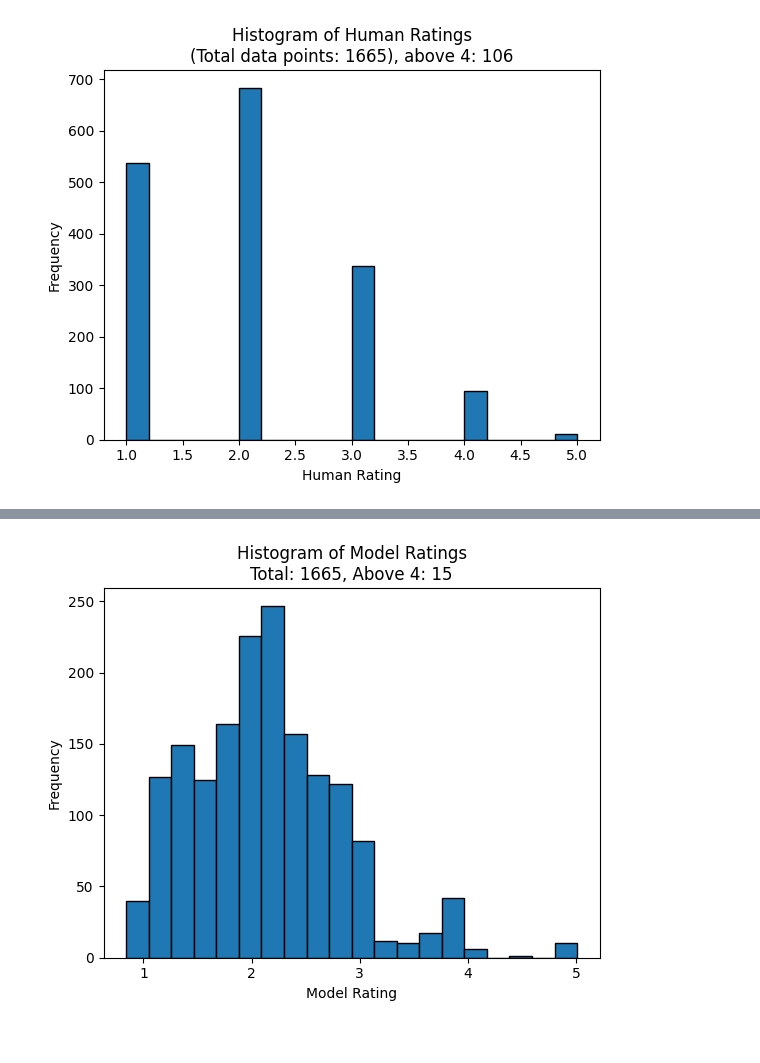
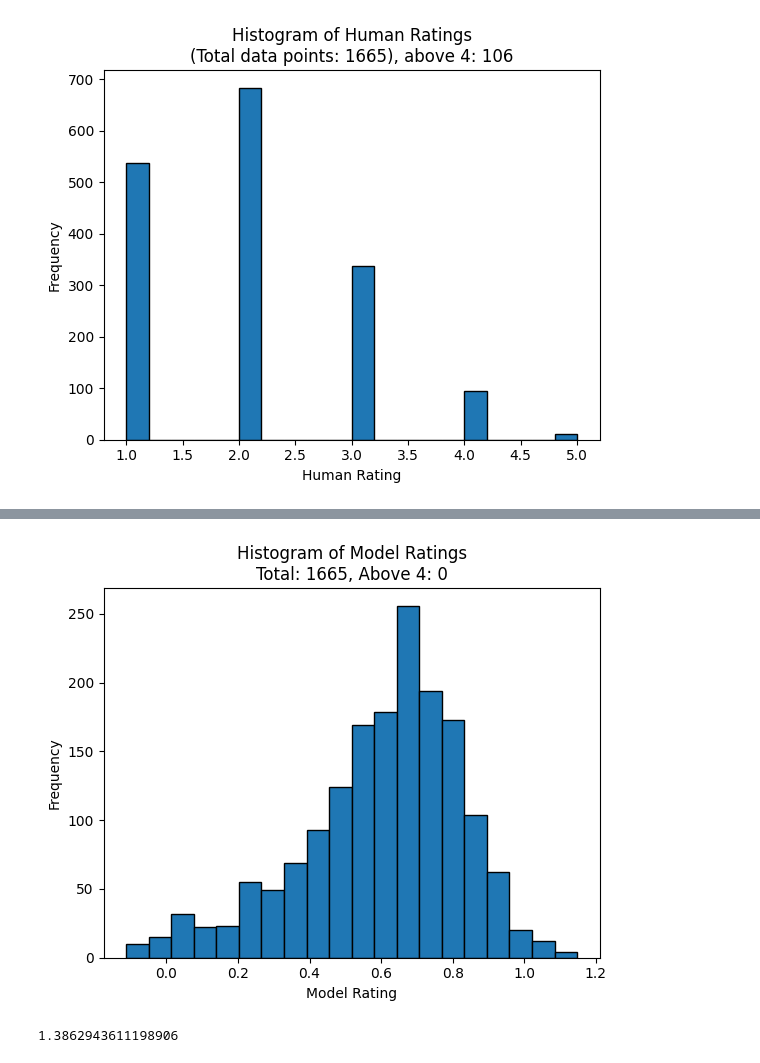
Before and after one commit to eikona-io/pixel-brain, a Jupyter notebook: src/pixelbrain/notebooks/xgboost_processor_notebook.ipynb, the cells around one changed output, grey strips where cells are left out. Drawn from its saved outputs; the diff is of its cells as text; code cells hidden in the pictures.

Commit message:
xgboost-processor: adapt tests to new classes

```diff
--- a/src/pixelbrain/notebooks/xgboost_processor_notebook.ipynb
+++ b/src/pixelbrain/notebooks/xgboost_processor_notebook.ipynb
@@ -82,5 +205,7 @@ FPR: [0. 1.], TPR: [0. 1.], Thresholds: [inf  0.]
 # %%
-new_predictor = XGBoostDatabaseProcessor(db, data_field_names, model_path="xgboost_rating_model_new_metric.pkl", filters={metric_field_name: None})
+new_predictor = XGBoostDatabaseProcessor(db, data_field_names, model_path="xgboost_rating_model_log_weighted.pkl", filters={metric_field_name: None})
 plot_predictor_histogram(new_predictor)
+np.log(4)
 # %% [output]
-[figure, old version]
+[figure, new version]
+1.3862943611198906
```
Also changed, not shown: parts of 16 cells of this notebook, 2 other files.
